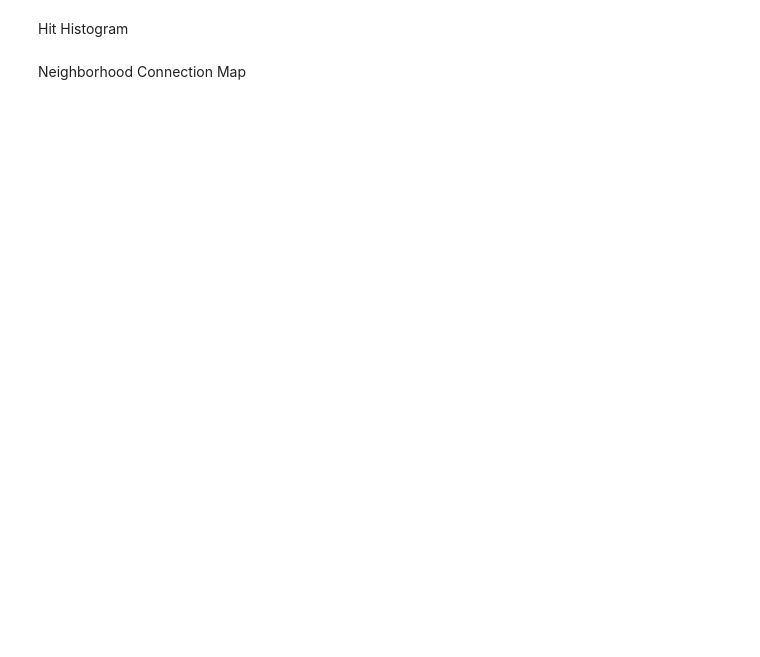
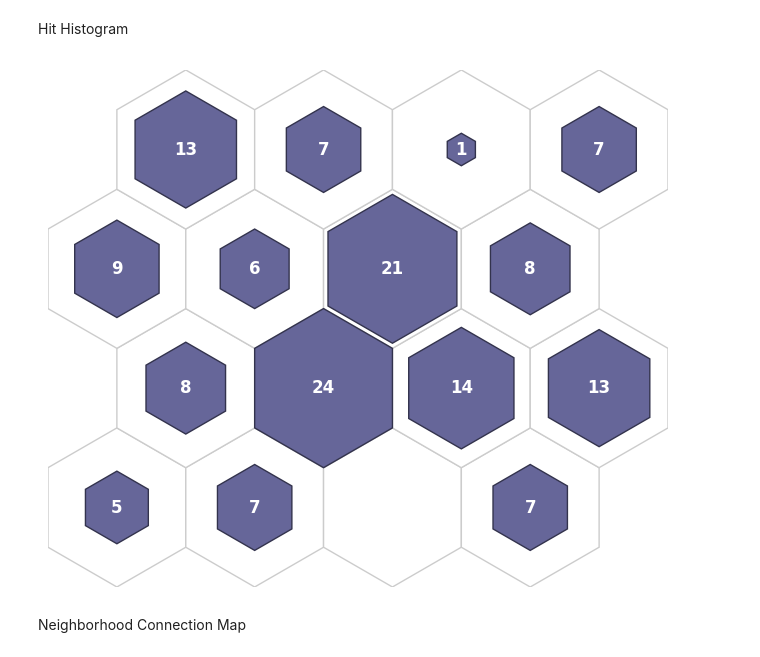
Before and after one commit to amir-jafari/SOM, a Jupyter notebook: examples/Tabular/Iris/notebook/Iris_training.ipynb, the cells around one changed output. Saved outputs shown, nothing was run; the diff lists cells and outputs as text; code cells hidden in the pictures; blank space fills up the shorter version.

```diff
--- a/examples/Tabular/Iris/notebook/Iris_training.ipynb
+++ b/examples/Tabular/Iris/notebook/Iris_training.ipynb
@@ -90,0 +107,2 @@ Error Analysis
+# %%
+clust, dist, mdist, clustSize = som.cluster_data(X)
@@ -109,0 +137,6 @@ SOM Topology
+# %%
+data_dict = {
+    "data": X,
+    "target": y,
+    "clust": clust,
+}
@@ -118,8 +157,10 @@ plt.show()
 # %% [markdown]
 Hit Histogram
 # %%
-fig, ax, patches, text = som.hit_hist(X, True)
+fig, ax, patches, text = som.plot('hit_hist', data_dict)
 plt.show()
+# %% [output]
+[figure, added]
 # %% [markdown]
 Neighborhood Connection Map
 # %%
```
Also changed, not shown: parts of 25 cells of this notebook.
